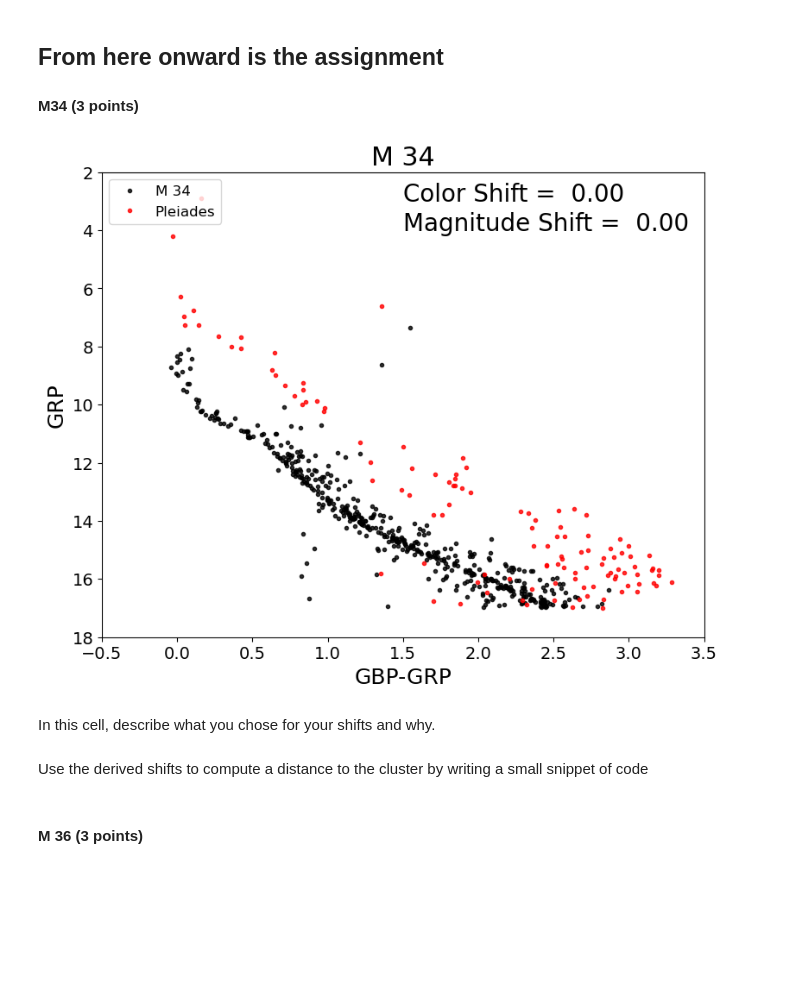
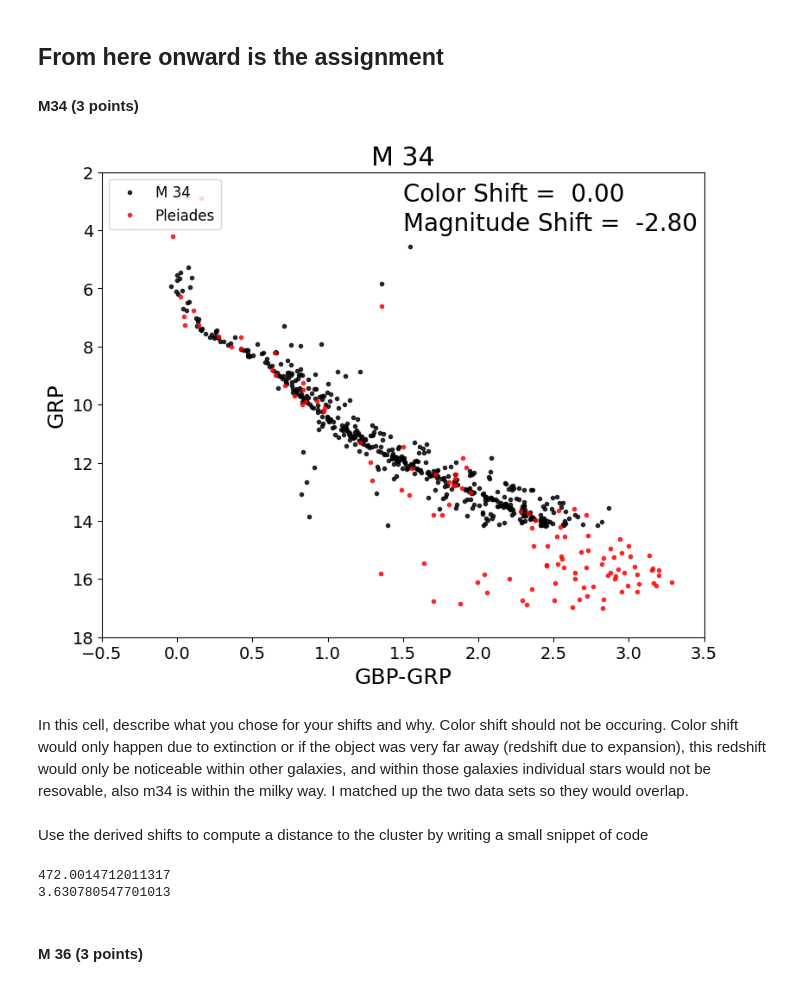
Before and after one commit to Parkerwise/CMD_distmod_student, a Jupyter notebook: cluster_plot_student.ipynb, the cells around one changed output. Saved outputs shown, nothing was run; the diff lists cells and outputs as text; code cells hidden in the pictures; blank space fills up the shorter version.

```diff
--- a/cluster_plot_student.ipynb
+++ b/cluster_plot_student.ipynb
@@ -39,11 +39,13 @@ warnings.filterwarnings('ignore')
 
 #### M34 (3 points)
 # %%
-cp.cmdplot(clustname='M 34',magshift=0.0,colshift=0.0)
+
+cp.cmdplot(clustname='M 34',magshift=-2.8,colshift=0.0)
 # %% [output]
-[figure, old version]
+[figure, new version]
-# %% [markdown]
-In this cell, describe what you chose for your shifts and why.
+# %% [markdown]
+In this cell, describe what you chose for your shifts and why.
+Color shift should not be occuring. Color shift would only happen due to extinction or if the object was very far away (redshift due to expansion), this redshift would only be noticeable within other galaxies, and within those galaxies individual stars would not be resovable, also m34 is within the milky way. I matched up the two data sets so they would overlap.
 # %% [markdown]
 Use the derived shifts to compute a distance to the cluster by writing a small snippet of code
 # %%
@@ -51,12 +53,32 @@ Use the derived shifts to compute a distance to the cluster by writing a small s
 #To compute the log_10 you need to write "np.log10(number)"
 #### Write code here.
 # enter your calculated shift here
-shift_m34 =
+
+
+#creates a user defined function that calculates the distance with given magnitude shift
+#we use an adjusted distance modulus.
+#Regular distance modulus: m-M=5 log (d/10pc)
+#we replace M with the magnitude of the pleadies at 130 pc, meaning that we replace
+#the 10 pc with 130 pc. Then m-M becomes our magnitude shift that we find by eye.
+#from here you can solve for distance
+
+
+def magshift_to_distance(shift):
+    distance=10**(abs(shift)/5)*130
+    return distance
+
+
+shift_m34 = magshift_to_distance(-2.8)
+print(shift_m34)
+
 
 # Assuming the distance to M45 is 130pc write an code expression that converts your shift into the ratio of the distances
 #the Pleiades to this cluster
-dist_ratio_m34 =
+dist_ratio_m34 = shift_m34/130
 print(dist_ratio_m34)
+# %% [output]
+472.0014712011317
+3.630780547701013
 # %% [markdown]
 #### M 36 (3 points)
 # %%
```
Also changed, not shown: parts of 17 cells of this notebook.
